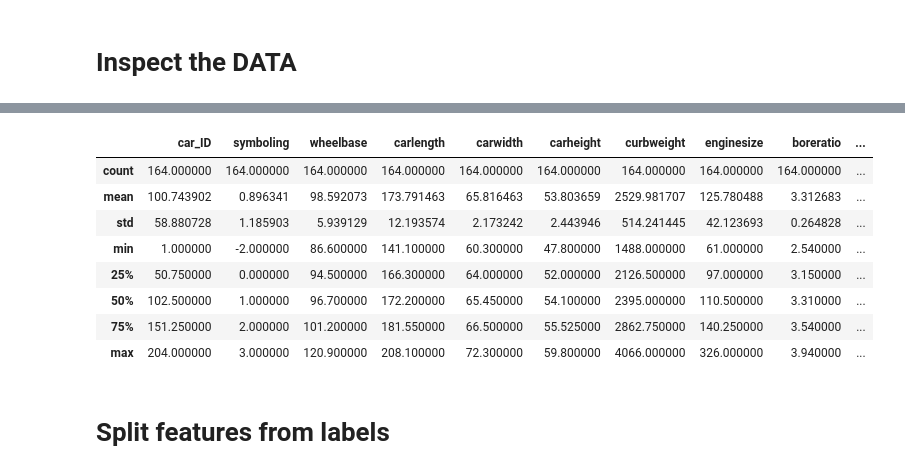
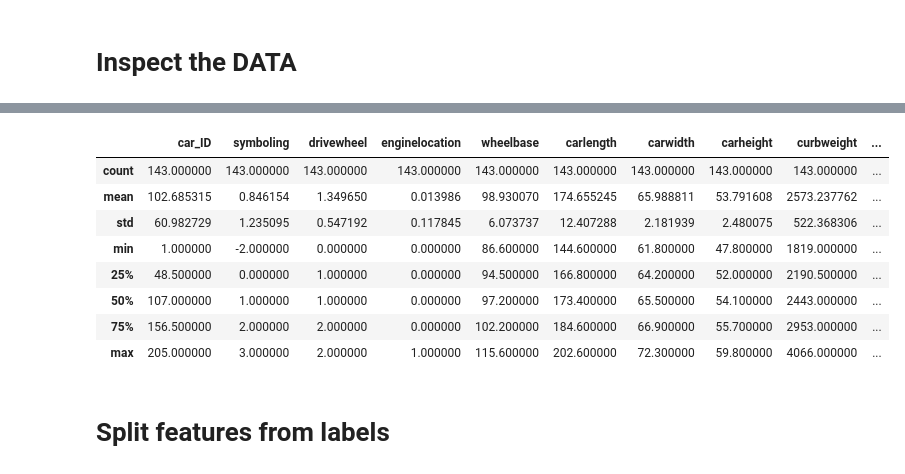
Before and after one commit to Hani1-2/DeepLearningAssignmnt, a Jupyter notebook: CarPricePrediction.ipynb, the cells around one changed output, grey strips where cells are left out. Saved outputs shown, nothing was run; the diff lists cells and outputs as text; code cells hidden in the pictures.

```diff
--- a/CarPricePrediction.ipynb
+++ b/CarPricePrediction.ipynb
@@ -100,3 +90,16 @@ memory usage: 41.8+ KB
+# %%
+from sklearn.preprocessing import LabelEncoder
+labelencoder = LabelEncoder()
+cars['aspiration'] = labelencoder.fit_transform(cars['aspiration'])
+cars['carbody'] = labelencoder.fit_transform(cars['carbody'])
+#cars['cylindernumber'] = labelencoder.fit_transform(cars['cylindernumber'])
+cars['enginetype'] = labelencoder.fit_transform(cars['enginetype'])
+cars['enginelocation'] = labelencoder.fit_transform(cars['enginelocation'])
+cars['drivewheel'] = labelencoder.fit_transform(cars['drivewheel'])
+#cars['CarName'] = labelencoder.fit_transform(cars['CarName'])
+#cars['fueltype'] = labelencoder.fit_transform(cars['fueltype'])
+cars['fuelsystem'] = labelencoder.fit_transform(cars['fuelsystem'])
+cars['doornumber'] = labelencoder.fit_transform(cars['doornumber'])
 # %% [markdown]
  **Step : 2**
 
@@ -121,9 +124,3 @@ citympg             False
 highwaympg          False
 price               False
 dtype: bool
-# %%
-#Splitting company name from CarName column
-CompanyName = cars['CarName'].apply(lambda x : x.split(' ')[0])
-cars.insert(3,"CompanyName",CompanyName)
-cars.drop(['CarName'],axis=1,inplace=True)
-cars.head()
@@ -136,0 +143,2 @@ cars.head()
+# %%
+cars1 = cars.drop(columns=['aspiration','cylindernumber','enginetype','carbody','CarName','fueltype','fuelsystem','doornumber'])
@@ -248,3 +257,8 @@ train_dataset.head()
+# %%
+x = (cars1.loc[:, cars1.columns != 'price'])
+y = (cars1.loc[:, cars1.columns == 'price'])
+from sklearn.model_selection import train_test_split
+x_train, x_test, y_train, y_test = train_test_split(x,y, test_size=0.3, random_state=42)
 # %% [markdown]
 # Inspect the DATA
 # %%
@@ -263,16 +277,16 @@ test_dataset.shape
 # %%
-train_stats=train_dataset.describe()
+train_stats=x_train.describe()
 train_stats
 # %% [output]
-|  | car_ID | symboling | wheelbase | carlength | carwidth | carheight | curbweight | enginesize | boreratio | ... |
-| count | 164.000000 | 164.000000 | 164.000000 | 164.000000 | 164.000000 | 164.000000 | 164.000000 | 164.000000 | 164.000000 | ... |
-| mean | 100.743902 | 0.896341 | 98.592073 | 173.791463 | 65.816463 | 53.803659 | 2529.981707 | 125.780488 | 3.312683 | ... |
-| std | 58.880728 | 1.185903 | 5.939129 | 12.193574 | 2.173242 | 2.443946 | 514.241445 | 42.123693 | 0.264828 | ... |
-| min | 1.000000 | -2.000000 | 86.600000 | 141.100000 | 60.300000 | 47.800000 | 1488.000000 | 61.000000 | 2.540000 | ... |
-| 25% | 50.750000 | 0.000000 | 94.500000 | 166.300000 | 64.000000 | 52.000000 | 2126.500000 | 97.000000 | 3.150000 | ... |
-| 50% | 102.500000 | 1.000000 | 96.700000 | 172.200000 | 65.450000 | 54.100000 | 2395.000000 | 110.500000 | 3.310000 | ... |
-| 75% | 151.250000 | 2.000000 | 101.200000 | 181.550000 | 66.500000 | 55.525000 | 2862.750000 | 140.250000 | 3.540000 | ... |
-| max | 204.000000 | 3.000000 | 120.900000 | 208.100000 | 72.300000 | 59.800000 | 4066.000000 | 326.000000 | 3.940000 | ... |
+|  | car_ID | symboling | drivewheel | enginelocation | wheelbase | carlength | carwidth | carheight | curbweight | ... |
+| count | 143.000000 | 143.000000 | 143.000000 | 143.000000 | 143.000000 | 143.000000 | 143.000000 | 143.000000 | 143.000000 | ... |
+| mean | 102.685315 | 0.846154 | 1.349650 | 0.013986 | 98.930070 | 174.655245 | 65.988811 | 53.791608 | 2573.237762 | ... |
+| std | 60.982729 | 1.235095 | 0.547192 | 0.117845 | 6.073737 | 12.407288 | 2.181939 | 2.480075 | 522.368306 | ... |
+| min | 1.000000 | -2.000000 | 0.000000 | 0.000000 | 86.600000 | 144.600000 | 61.800000 | 47.800000 | 1819.000000 | ... |
+| 25% | 48.500000 | 0.000000 | 1.000000 | 0.000000 | 94.500000 | 166.800000 | 64.200000 | 52.000000 | 2190.500000 | ... |
+| 50% | 107.000000 | 1.000000 | 1.000000 | 0.000000 | 97.200000 | 173.400000 | 65.500000 | 54.100000 | 2443.000000 | ... |
+| 75% | 156.500000 | 2.000000 | 2.000000 | 0.000000 | 102.200000 | 184.600000 | 66.900000 | 55.700000 | 2953.000000 | ... |
+| max | 205.000000 | 3.000000 | 2.000000 | 1.000000 | 115.600000 | 202.600000 | 72.300000 | 59.800000 | 4066.000000 | ... |
 # %% [markdown]
 # Split features from labels
 # %%
```
Also changed, not shown: parts of 31 cells of this notebook.
